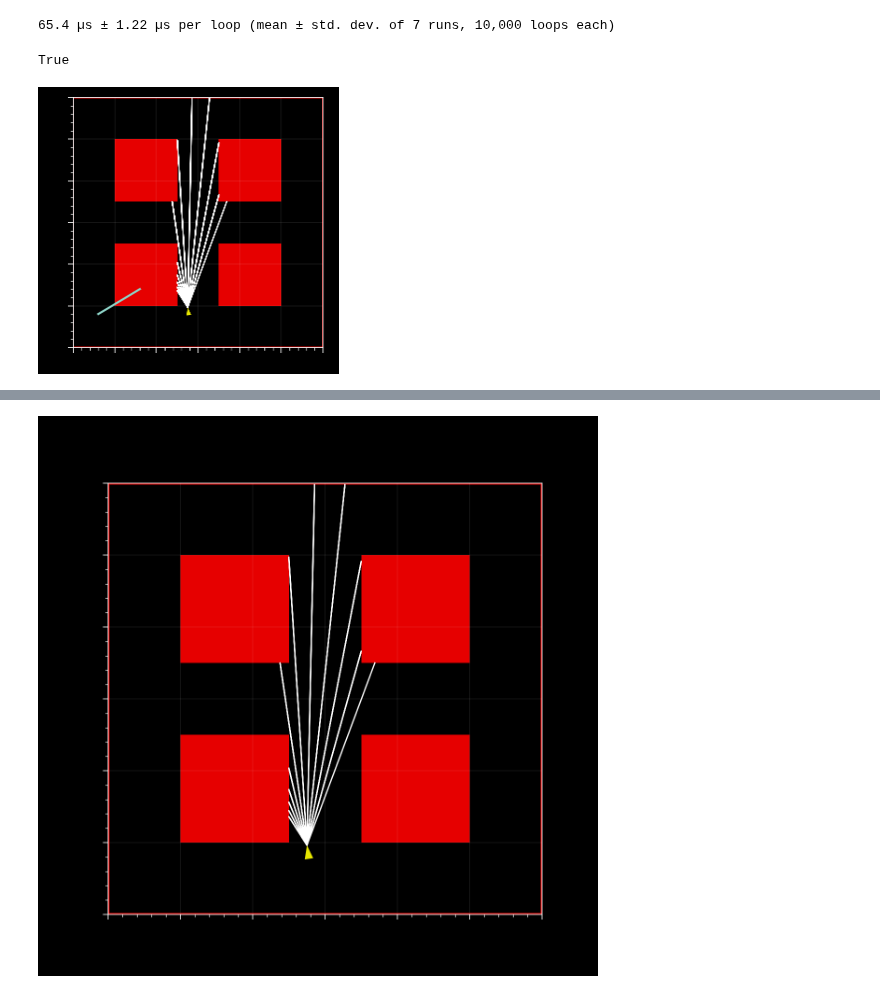
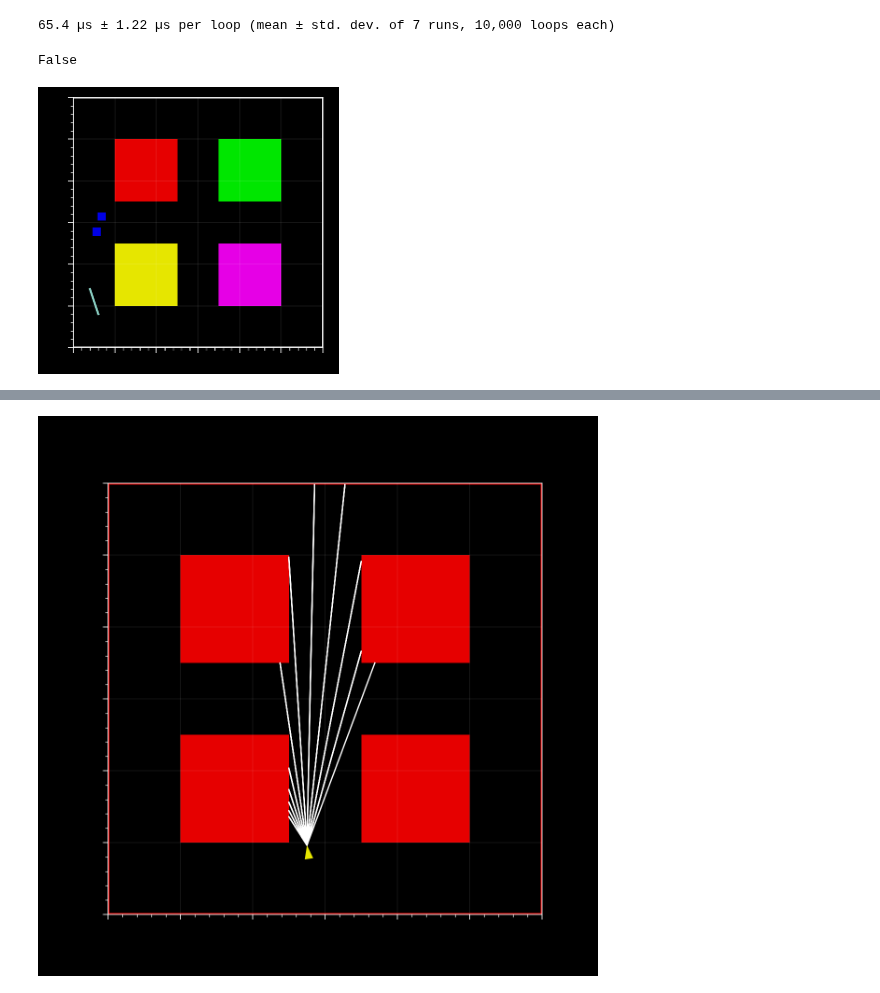
Before and after one commit to liuandrew/ppo_aux, a Jupyter notebook: write_and_test/Untitled2.ipynb, the cells around one changed output, grey strips where cells are left out. Drawn from its saved outputs; the diff is of its cells as text; code cells hidden in the pictures.

Commit message:
Added second environment type to PlumNav

```diff
--- a/write_and_test/Untitled2.ipynb
+++ b/write_and_test/Untitled2.ipynb
@@ -2391,2 +1239,0 @@ env.render('human')
-# %%
-walls = {'wall1': [3, 4], 'wall2': [5, 6]}
@@ -2411,0 +1240,2 @@ env.boxes
+# %%
+env = PlumNavEnv()
@@ -2411,0 +2517,2 @@ env.boxes
+# %%
+env = PlumNavEnv(task_structure=2)
@@ -2488,15 +2618,17 @@ check_col(start, end, wall_xy)
 # %% [output]
 65.4 µs ± 1.22 µs per loop (mean ± std. dev. of 7 runs, 10,000 loops each)
 # %%
+env = PlumNavEnv(render_character=False)
+
 fig, ax = pplt.subplots()
 
 start = np.array([30., 40.,])
-end = np.array([80., 70.,])
+end = np.array([20., 70.,])
 ax.format(xlim=[0, 300], ylim=[0, 300])
 
 env.render('human', ax=ax)
 ax.plot([start[0], end[0]], [start[1], end[1]])
 print(check_col(start, end, wall_xy))
 # %% [output]
-True
+False
-[figure, old version]
+[figure, new version]
```
Also changed, not shown: parts of 24 cells of this notebook, 1 other file.
